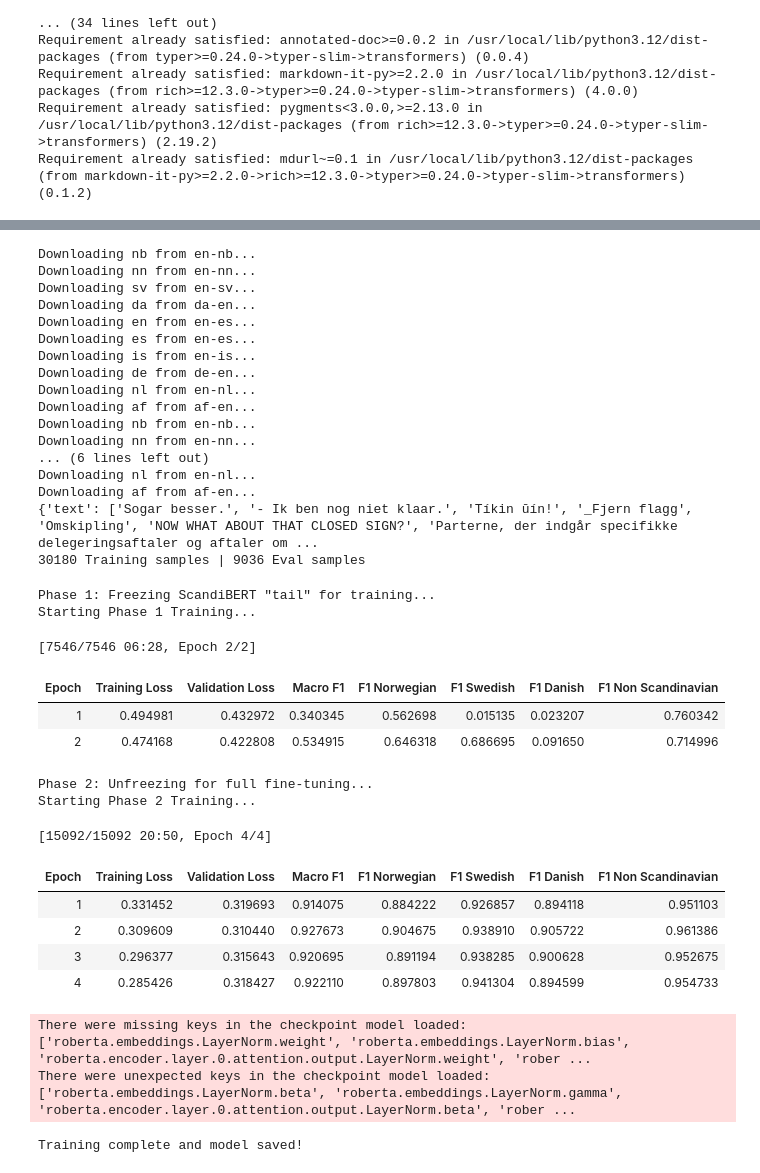
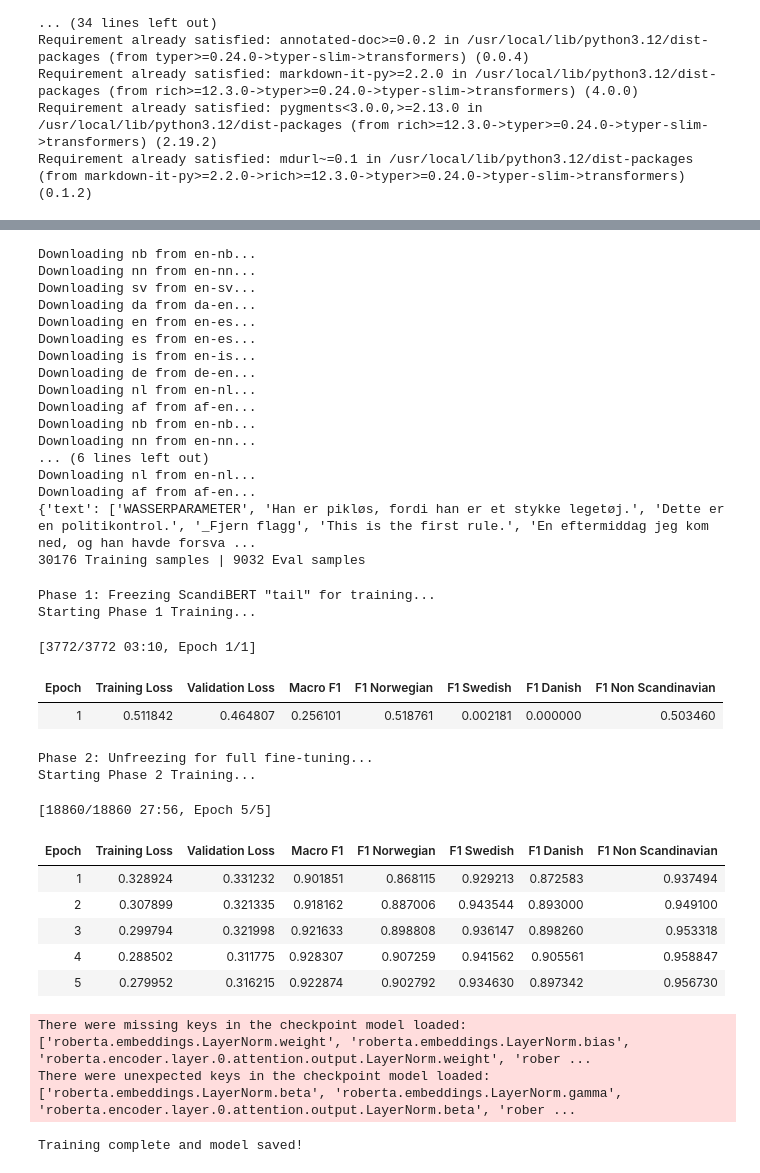
Before and after one commit to ianro04/ScandiProb, a Jupyter notebook: scandiprob.ipynb, the cells around one changed output, grey strips where cells are left out. Cells and saved outputs as stored; diff of their text form; code cells hidden in the pictures.

```diff
--- a/scandiprob.ipynb
+++ b/scandiprob.ipynb
@@ -60,7 +61,7 @@ model_path = snapshot_download(
 
 tokenizer = XLMRobertaTokenizer.from_pretrained(model_path)
 
-SENTENCES_PER_CLASS = 6000 # +24 handwritten multi-class/lang sentences across all_scandi_sent and da_no_cross_sent
+SENTENCES_PER_CLASS = 6000 # +26 handwritten multi-class/lang sentences across all_scandi_sent and da_no_cross_sent
 assert 2000 <= SENTENCES_PER_CLASS <= 20000, "SENTENCES_PER_CLASS is outside reasonable range!"
 
 model = AutoModelForSequenceClassification.from_pretrained(
@@ -69,7 +70,8 @@ model = AutoModelForSequenceClassification.from_pretrained(
     id2label = id2label,
     label2id = label2id,
     ignore_mismatched_sizes = True,
-    problem_type = "multi_label_classification"
+    problem_type = "multi_label_classification",
+    classifier_dropout = 0.15
 )
 
 def get_opus_sentences(config, lang_code, num_sentences=SENTENCES_PER_CLASS, split_type="train"):
@@ -207,9 +209,9 @@ for cfg, code in nonscandi_configs:
     nonscandi_eval.extend(get_opus_sentences(cfg, code, NUM_EVAL_SENTENCES, "validation"))
 
 # Very tiny makeshift corpus of sentences valid in multiple languages to avoid overconfidence in one lang.
-all_scandi_sent = ["En dag i livet", "Vi har en bil.", "Han har en god plan.", "Herregud!", "Studenten ser en musiker.", "I går var det fint.",
+all_scandi_sent = ["En dag i livet", "Vi har en bil.", "Han har en god plan.", "Herregud!", "Studenten ser en musiker.", "I går var det fint.", "Ja, det tror vi.",
                    "En normal person i en varm taxi kan se en film.", "Han har en bror i USA.", "De kan se gruppen.", "Min mormor eller min farmor?", "Solen går snart ned.", "Det var en kanin."]
-da_no_cross_sent = ["Det kan jeg ikke.", "Dette er en fugl.", "Han spiste brødet.", "Hvem er du?", "Tyskland er et land.", "København er ikke en stor by.",
+da_no_cross_sent = ["Det kan jeg ikke.", "Dette er en fugl.", "Han spiste brødet.", "Hvem er du?", "Tyskland er et land.", "København er ikke en stor by.", "Jeg forstår det ikke. Kan du forklare det?",
                     "Middagen er klar!", "Hun spiste et varmt måltid klokken 16.", "Dette er en norsk bygning.", "Er du sikker på det?", "Turen var for lang.", "Vi ses i morgen."]
 all_scandi_labels = [smoothed_values(["Norwegian", "Swedish", "Danish"])] * len(all_scandi_sent)
 da_no_cross_labels = [smoothed_values(["Norwegian", "Danish"])] * len(da_no_cross_sent)
@@ -274,8 +276,8 @@ Downloading nn from en-nn...
 ... (6 lines left out)
 Downloading nl from en-nl...
 Downloading af from af-en...
-{'text': ['Sogar besser.', '- Ik ben nog niet klaar.', 'Tíkin ūín!', '_Fjern flagg', 'Omskipling', 'NOW WHAT ABOUT THAT CLOSED SIGN?', 'Parterne, der indgår specifikke delegeringsaftaler og aftaler om ...
-30180 Training samples | 9036 Eval samples
+{'text': ['WASSERPARAMETER', 'Han er pikløs, fordi han er et stykke legetøj.', 'Dette er en politikontrol.', '_Fjern flagg', 'This is the first rule.', 'En eftermiddag jeg kom ned, og han havde forsva ...
+30176 Training samples | 9032 Eval samples
 # %%
 import re
 import numpy as np
@@ -306,12 +308,12 @@ training_args_phase1 = TrainingArguments(
     output_dir="./scandiprob_phase1",
     learning_rate=1e-3,                # Fast!
     per_device_train_batch_size=8,
-    num_train_epochs=2,
+    num_train_epochs=1,
     weight_decay=0.01,
     fp16=False,
     report_to="none",
     dataloader_pin_memory=False,
-    logging_steps=sent_based_int(0.1),
+    logging_steps=sent_based_int(0.25),
     eval_strategy="epoch"
 )
 
@@ -336,48 +338,48 @@ training_args_phase2 = TrainingArguments(
     output_dir="./scandiprob_phase2",
     learning_rate=2e-5,                      # = 0.00002, "standard"
     per_device_train_batch_size=8,
-    num_train_epochs=4,
+    num_train_epochs=5,
     weight_decay=0.01,
-    warmup_steps=sent_based_int(0.1),
+    warmup_steps=sent_based_int(0.2),
     fp16=True,
     report_to="none",
     dataloader_pin_memory=False,
     logging_steps=sent_based_int(0.1),
     eval_strategy="epoch",
     save_strategy="epoch",
     load_best_model_at_end=True,
     metric_for_best_model="macro_f1", # Ignore the bizarre output, this works
     greater_is_better=True
 )
 
 trainer_phase2 = Trainer(
     model=model,
     args=training_args_phase2,
     train_dataset=train_dataset,
     eval_dataset=eval_dataset,
     data_collator=data_collator,
     compute_metrics=compute_metrics
 )
 
 print("Starting Phase 2 Training...")
 trainer_phase2.train()
 trainer_phase2.save_model("./scandiprob_full_raw")
 print("Training complete and model saved!")
 # %% [output]
 Phase 1: Freezing ScandiBERT "tail" for training...
 Starting Phase 1 Training...
-[7546/7546 06:28, Epoch 2/2]
+[3772/3772 03:10, Epoch 1/1]
 | Epoch | Training Loss | Validation Loss | Macro F1 | F1 Norwegian | F1 Swedish | F1 Danish | F1 Non Scandinavian |
-| 1 | 0.494981 | 0.432972 | 0.340345 | 0.562698 | 0.015135 | 0.023207 | 0.760342 |
-| 2 | 0.474168 | 0.422808 | 0.534915 | 0.646318 | 0.686695 | 0.091650 | 0.714996 |
+| 1 | 0.511842 | 0.464807 | 0.256101 | 0.518761 | 0.002181 | 0.000000 | 0.503460 |
 Phase 2: Unfreezing for full fine-tuning...
 Starting Phase 2 Training...
-[15092/15092 20:50, Epoch 4/4]
+[18860/18860 27:56, Epoch 5/5]
 | Epoch | Training Loss | Validation Loss | Macro F1 | F1 Norwegian | F1 Swedish | F1 Danish | F1 Non Scandinavian |
-| 1 | 0.331452 | 0.319693 | 0.914075 | 0.884222 | 0.926857 | 0.894118 | 0.951103 |
-| 2 | 0.309609 | 0.310440 | 0.927673 | 0.904675 | 0.938910 | 0.905722 | 0.961386 |
-| 3 | 0.296377 | 0.315643 | 0.920695 | 0.891194 | 0.938285 | 0.900628 | 0.952675 |
-| 4 | 0.285426 | 0.318427 | 0.922110 | 0.897803 | 0.941304 | 0.894599 | 0.954733 |
+| 1 | 0.328924 | 0.331232 | 0.901851 | 0.868115 | 0.929213 | 0.872583 | 0.937494 |
+| 2 | 0.307899 | 0.321335 | 0.918162 | 0.887006 | 0.943544 | 0.893000 | 0.949100 |
+| 3 | 0.299794 | 0.321998 | 0.921633 | 0.898808 | 0.936147 | 0.898260 | 0.953318 |
+| 4 | 0.288502 | 0.311775 | 0.928307 | 0.907259 | 0.941562 | 0.905561 | 0.958847 |
+| 5 | 0.279952 | 0.316215 | 0.922874 | 0.902792 | 0.934630 | 0.897342 | 0.956730 |
 There were missing keys in the checkpoint model loaded: ['roberta.embeddings.LayerNorm.weight', 'roberta.embeddings.LayerNorm.bias', 'roberta.encoder.layer.0.attention.output.LayerNorm.weight', 'rober ...
 There were unexpected keys in the checkpoint model loaded: ['roberta.embeddings.LayerNorm.beta', 'roberta.embeddings.LayerNorm.gamma', 'roberta.encoder.layer.0.attention.output.LayerNorm.beta', 'rober ...
 Training complete and model saved!
```
Also changed, not shown: parts of 8 cells of this notebook.
